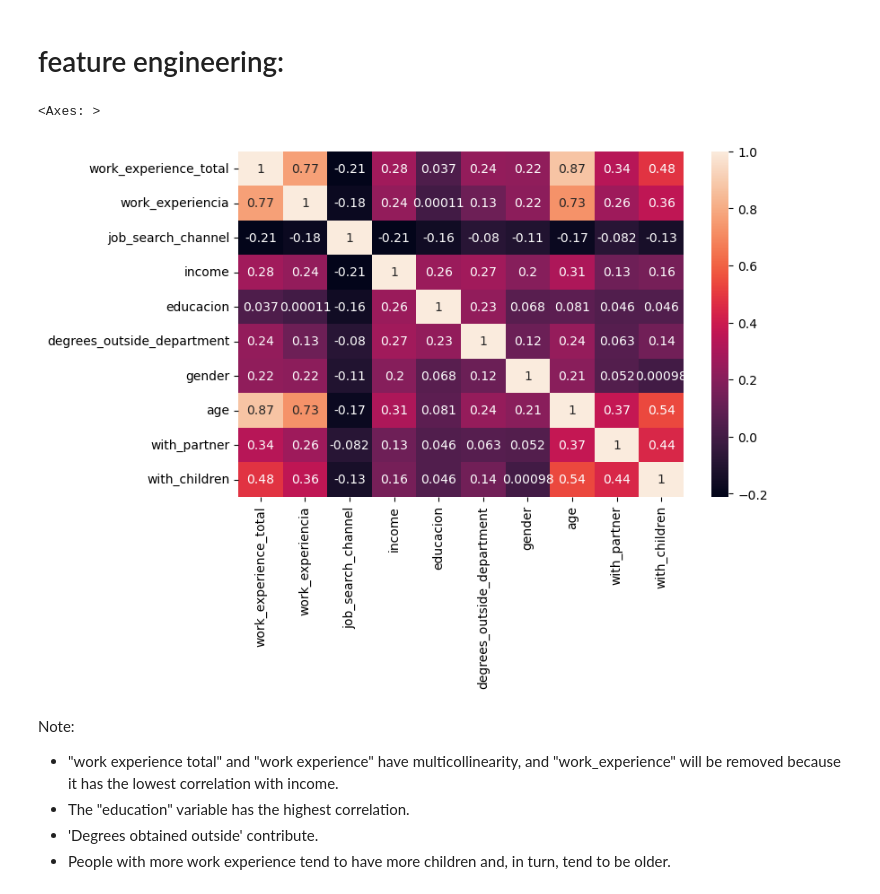
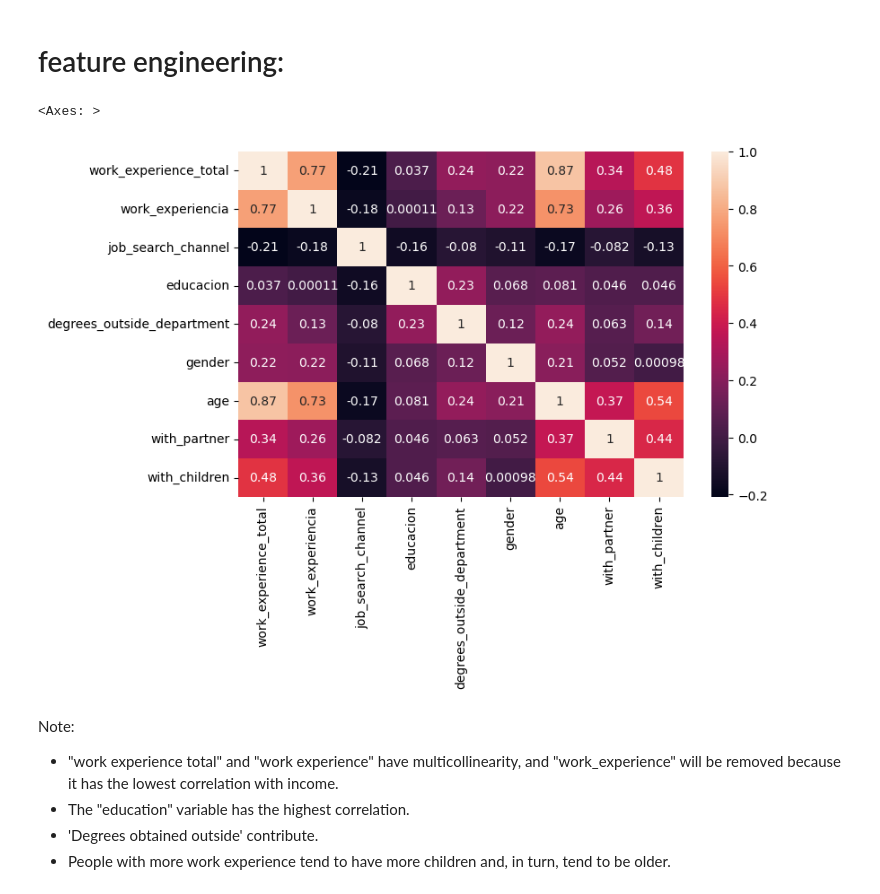
Before and after one commit to antoniomedina99/Prediccion_Salario_Yopal_Sklearn, a Jupyter notebook: Notebook.ipynb, the cells around one changed output. Cells and saved outputs as stored; diff of their text form; code cells hidden in the pictures.

```diff
--- a/Notebook.ipynb
+++ b/Notebook.ipynb
@@ -508,10 +510,10 @@ Estimators are not that good
 # feature engineering:
 # %%
 fig = plt.figure(figsize=(8, 5))
-sns.heatmap( data = data.corr(), annot= True)
+sns.heatmap( data = X.corr(), annot= True)
 # %% [output]
 <Axes: >
-[figure, old version]
+[figure, new version]
 # %% [markdown]
 Note:
 * "work experience total" and "work experience" have multicollinearity, and "work_experience" will be removed because it has the lowest correlation with income.
```
Also changed, not shown: parts of 12 cells of this notebook.
